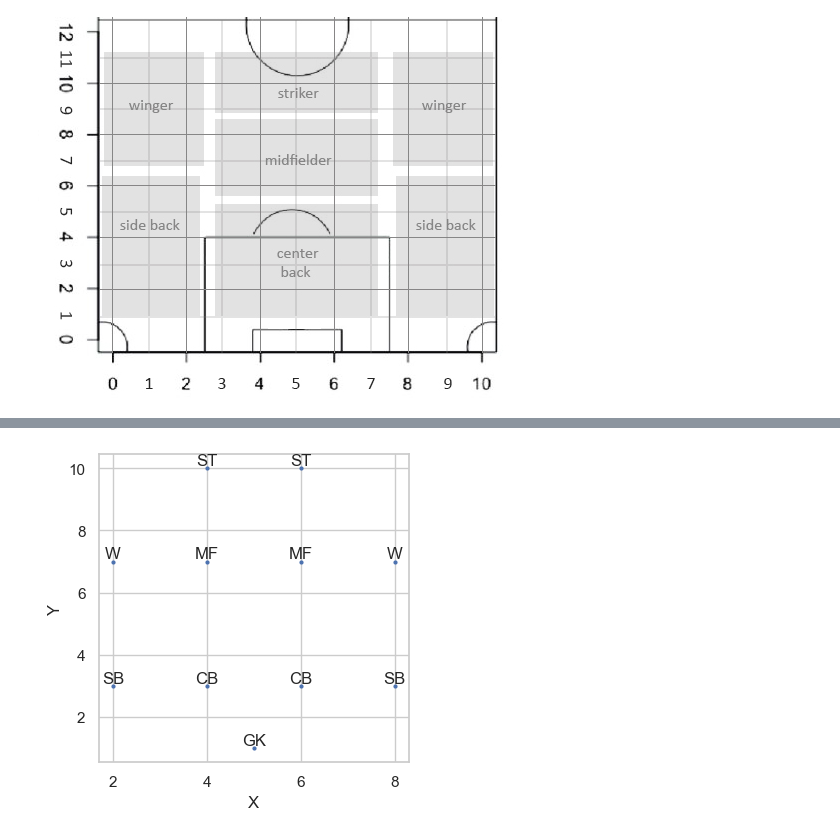
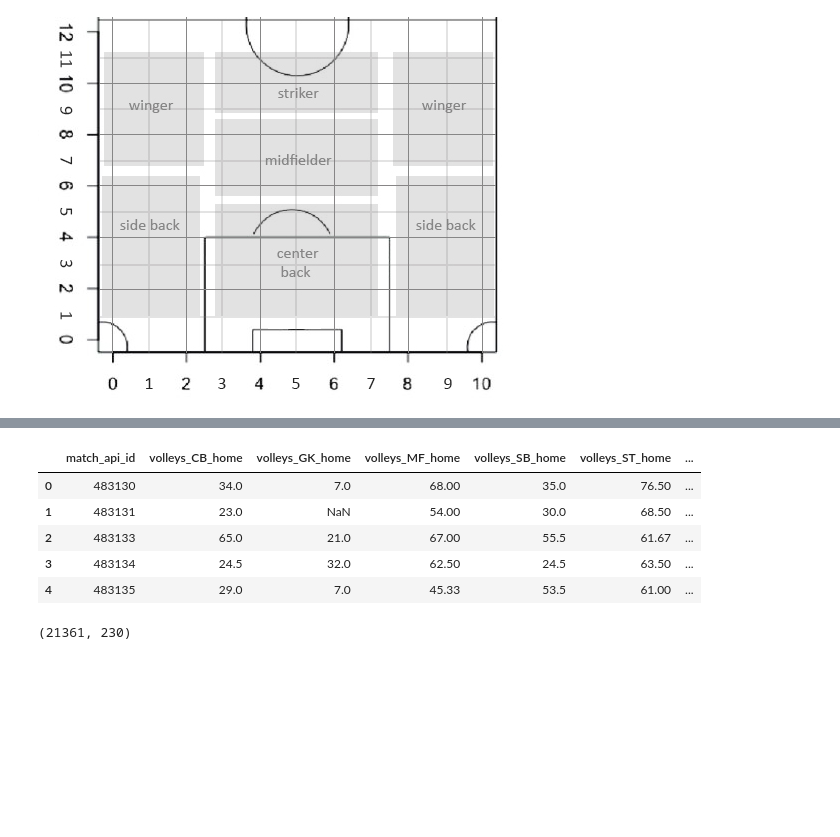
Before and after one commit to lorihe/Springboard-Capstone2---European-Soccer-Data, a Jupyter notebook: Notebook/01 Data Processing-5.ipynb, the cells around one changed output, grey strips where cells are left out. Cells and saved outputs as stored; diff of their text form; code cells hidden in the pictures; blank space fills up the shorter version.

```diff
--- a/Notebook/01 Data Processing-5.ipynb
+++ b/Notebook/01 Data Processing-5.ipynb
@@ -450,0 +510,20 @@ matches_new.head(20)
+# %%
+new_column_names = [name.replace("'", '').replace(', ', '_').replace('_x', '_home').replace('_y', '_away').
+                    replace('(', '').replace(')', '') for name in matches_combined.columns]
+# %%
+matches_combined.columns = new_column_names
+# %%
+matches_combines_2 = pd.merge(matches_combined, matches_r, on = 'match_api_id')
+# %%
+matches_combines_2.head()
+# %% [output]
+|  | match_api_id | volleys_CB_home | volleys_GK_home | volleys_MF_home | volleys_SB_home | volleys_ST_home | ... |
+| 0 | 483130 | 34.0 | 7.0 | 68.00 | 35.0 | 76.50 | ... |
+| 1 | 483131 | 23.0 | NaN | 54.00 | 30.0 | 68.50 | ... |
+| 2 | 483133 | 65.0 | 21.0 | 67.00 | 55.5 | 61.67 | ... |
+| 3 | 483134 | 24.5 | 32.0 | 62.50 | 24.5 | 63.50 | ... |
+| 4 | 483135 | 29.0 | 7.0 | 45.33 | 53.5 | 61.00 | ... |
+# %%
+matches_combines_2.shape
+# %% [output]
+(21361, 230)
@@ -463,4 +543,0 @@ def plot_position(match_id):
-# %%
-plot_position(483130)
-# %% [output]
-[figure, removed]
```
Also changed, not shown: parts of 75 cells of this notebook, 1 other file.
